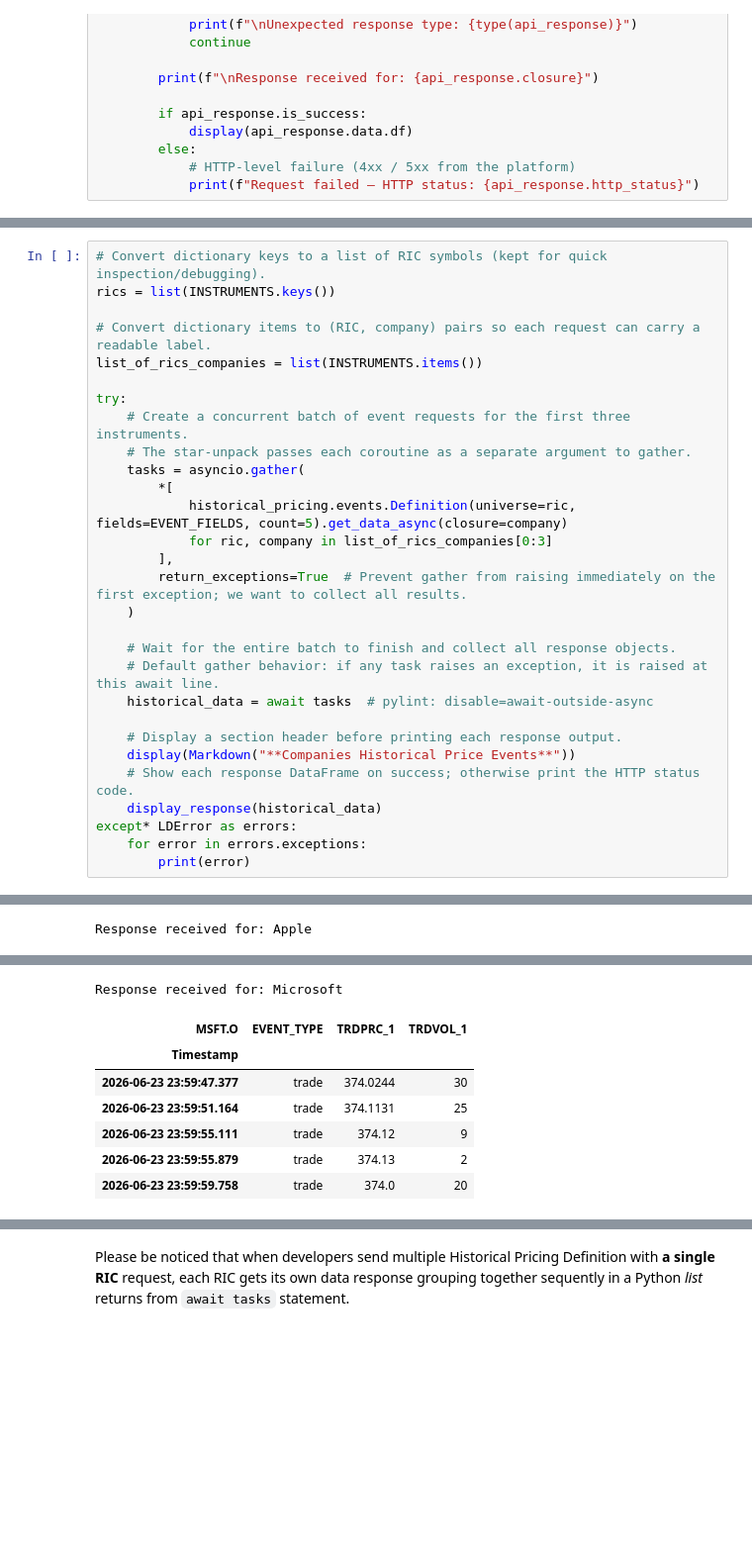
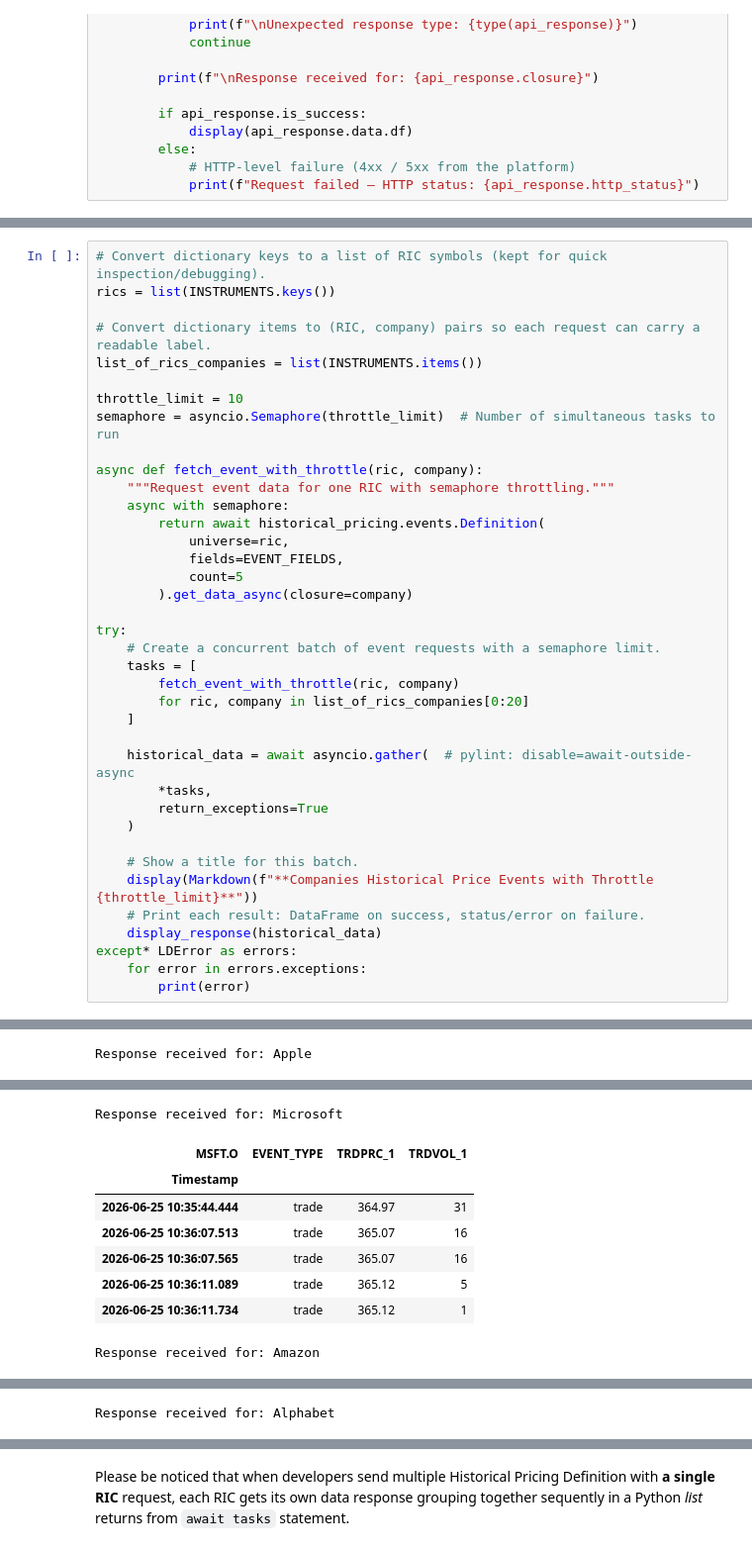
Before and after one commit to LSEG-API-Samples/Example.RDP.DataLibrary.Python.Async, a Jupyter notebook: notebook/ld_notebook_async_gather.ipynb, the cells around one changed output, grey strips where cells are left out. Shown at 99% size. Saved outputs shown, nothing was run; the diff lists cells and outputs as text; blank space fills up the shorter version.

```diff
--- a/notebook/ld_notebook_async_gather.ipynb
+++ b/notebook/ld_notebook_async_gather.ipynb
@@ -211,24 +211,33 @@ rics = list(INSTRUMENTS.keys())
 # Convert dictionary items to (RIC, company) pairs so each request can carry a readable label.
 list_of_rics_companies = list(INSTRUMENTS.items())
 
+throttle_limit = 10
+semaphore = asyncio.Semaphore(throttle_limit)  # Number of simultaneous tasks to run
+
+async def fetch_event_with_throttle(ric, company):
+    """Request event data for one RIC with semaphore throttling."""
+    async with semaphore:
+        return await historical_pricing.events.Definition(
+            universe=ric,
+            fields=EVENT_FIELDS,
+            count=5
+        ).get_data_async(closure=company)
+
 try:
-    # Create a concurrent batch of event requests for the first three instruments.
-    # The star-unpack passes each coroutine as a separate argument to gather.
-    tasks = asyncio.gather(
-        *[
-            historical_pricing.events.Definition(universe=ric, fields=EVENT_FIELDS, count=5).get_data_async(closure=company)
-            for ric, company in list_of_rics_companies[0:3]
-        ],
-        return_exceptions=True  # Prevent gather from raising immediately on the first exception; we want to collect all results.
+    # Create a concurrent batch of event requests with a semaphore limit.
+    tasks = [
+        fetch_event_with_throttle(ric, company)
+        for ric, company in list_of_rics_companies[0:20]
+    ]
+
+    historical_data = await asyncio.gather(  # pylint: disable=await-outside-async
+        *tasks,
+        return_exceptions=True
     )
 
-    # Wait for the entire batch to finish and collect all response objects.
-    # Default gather behavior: if any task raises an exception, it is raised at this await line.
-    historical_data = await tasks  # pylint: disable=await-outside-async
-
-    # Display a section header before printing each response output.
-    display(Markdown("**Companies Historical Price Events**"))
-    # Show each response DataFrame on success; otherwise print the HTTP status code.
+    # Show a title for this batch.
+    display(Markdown(f"**Companies Historical Price Events with Throttle {throttle_limit}**"))
+    # Print each result: DataFrame on success, status/error on failure.
     display_response(historical_data)
 except* LDError as errors:
     for error in errors.exceptions:
@@ -254,8 +263,9 @@ Response received for: Apple
 Response received for: Microsoft
 | MSFT.O | EVENT_TYPE | TRDPRC_1 | TRDVOL_1 |
 | Timestamp |  |  |  |
-| 2026-06-23 23:59:47.377 | trade | 374.0244 | 30 |
-| 2026-06-23 23:59:51.164 | trade | 374.1131 | 25 |
-| 2026-06-23 23:59:55.111 | trade | 374.12 | 9 |
-| 2026-06-23 23:59:55.879 | trade | 374.13 | 2 |
-| 2026-06-23 23:59:59.758 | trade | 374.0 | 20 |
+| 2026-06-25 10:35:44.444 | trade | 364.97 | 31 |
+| 2026-06-25 10:36:07.513 | trade | 365.07 | 16 |
+| 2026-06-25 10:36:07.565 | trade | 365.07 | 16 |
+| 2026-06-25 10:36:11.089 | trade | 365.12 | 5 |
+| 2026-06-25 10:36:11.734 | trade | 365.12 | 1 |
+Response received for: Amazon
@@ -261,0 +279 @@ Response received for: Microsoft
+Response received for: Alphabet
```
Also changed, not shown: parts of 14 cells of this notebook, 5 other files.
